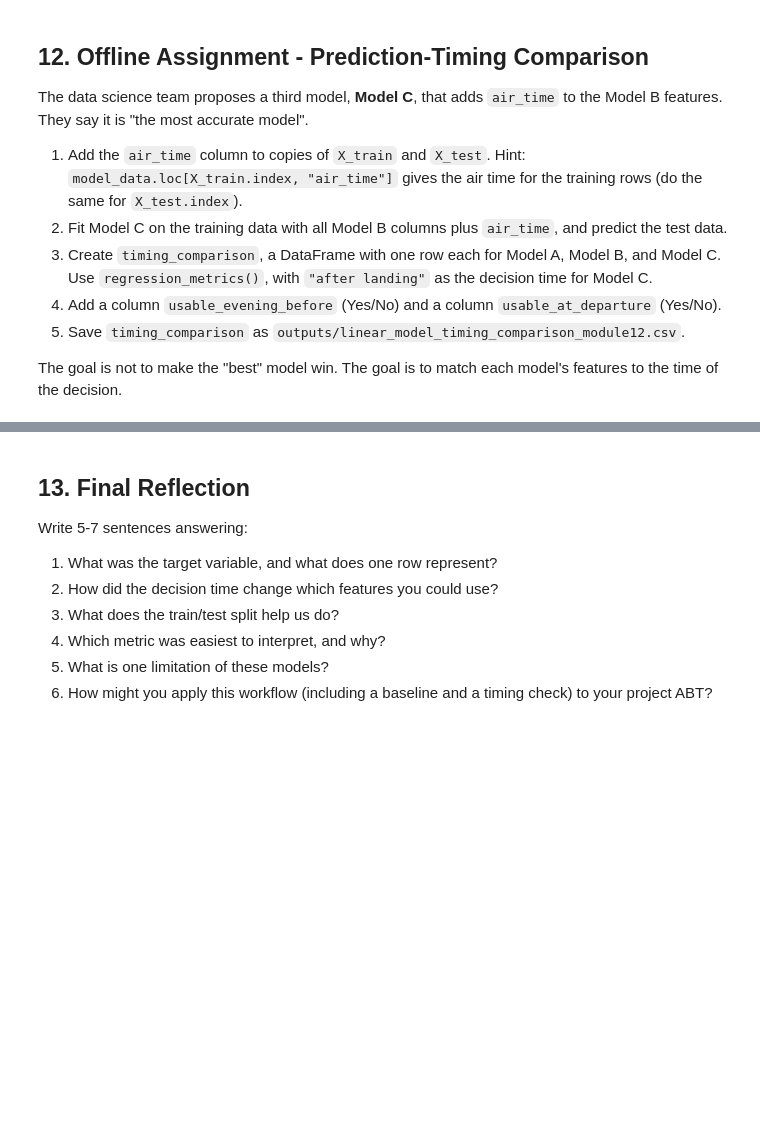
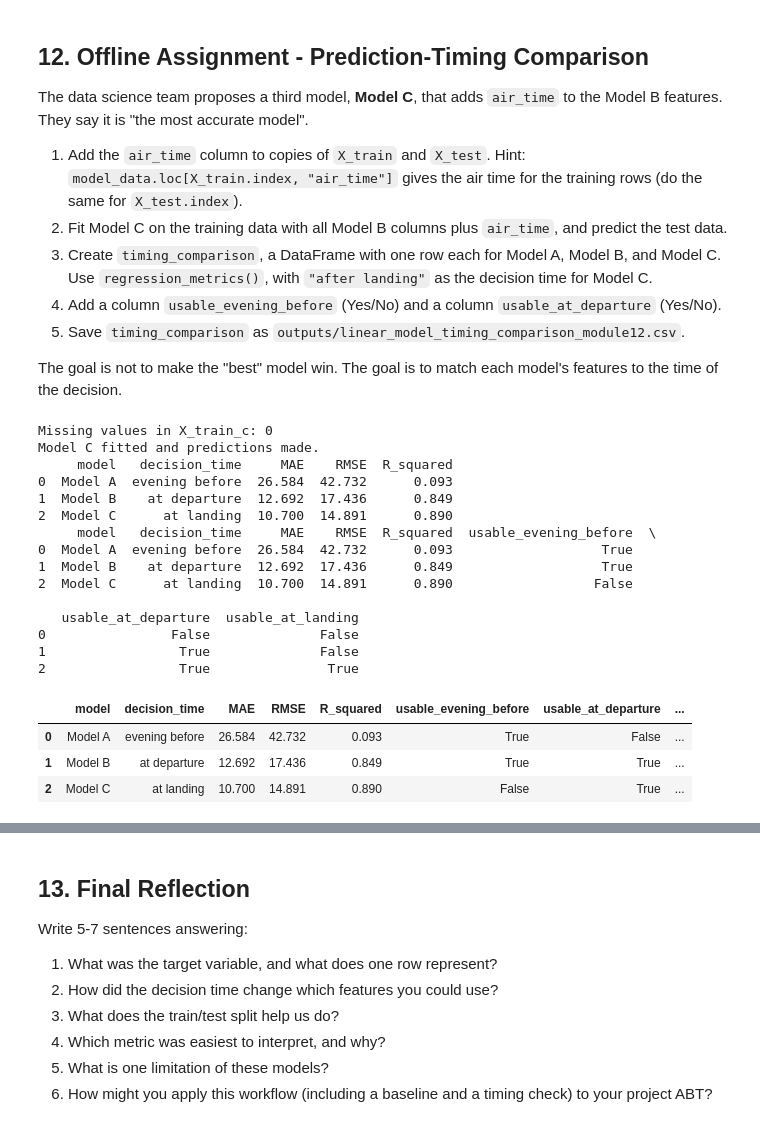
Before and after one commit to mlholg99/ban6003-week-12-13-Meagan_Holguin, a Jupyter notebook: notebooks/module12_linear_regression_guided_lab.ipynb, the cells around one changed output, grey strips where cells are left out. Cells and saved outputs as stored; diff of their text form; code cells hidden in the pictures; blank space fills up the shorter version.

```diff
--- a/notebooks/module12_linear_regression_guided_lab.ipynb
+++ b/notebooks/module12_linear_regression_guided_lab.ipynb
@@ -560,12 +706,62 @@ The goal is not to make the "best" model win. The goal is to match each model's
 # %%
 # Offline Assignment - your code here
 # Suggested sequence:
 # 1. X_train_c = X_train.copy(); X_train_c["air_time"] = model_data.loc[X_train.index, "air_time"]
 #    (do the same for X_test_c)
 # 2. landing_columns = departure_columns + ["air_time"]; fit model_c and create pred_c.
 # 3. timing_comparison = pd.DataFrame([regression_metrics(...), ...]) for Models A, B, and C.
 # 4. Add the usable_evening_before and usable_at_departure columns.
 # 5. Save timing_comparison with output_dir / "linear_model_timing_comparison_module12.csv".
+
+x_train_c = X_train.copy()
+x_train_c["air_time"] = model_data.loc[X_train.index, "air_time"]
+x_test_c = X_test.copy()
+x_test_c["air_time"] = model_data.loc[X_test.index, "air_time"]
+air_time_median = model_data["air_time"].median()
+x_train_c["air_time"] = x_train_c["air_time"].fillna(air_time_median)
+x_test_c["air_time"] = x_test_c["air_time"].fillna(air_time_median)
+print("Missing values in X_train_c:", x_train_c.isna().sum().sum())
+
+landing_columns = departure_columns + ["air_time"]
+model_c = LinearRegression()
+model_c.fit(x_train_c[landing_columns], y_train)
+pred_c = model_c.predict(x_test_c[landing_columns])
+print("Model C fitted and predictions made.")
+
+timing_comparison = pd.DataFrame([
+    regression_metrics("Model A", "evening before", y_test, pred_a),
+    regression_metrics("Model B", "at departure", y_test, pred_b),
+    regression_metrics("Model C", "at landing", y_test, pred_c),
+])
+print(timing_comparison.round(3))
+
+timing_comparison["usable_evening_before"] = [True, True, False]
+timing_comparison["usable_at_departure"] = [False, True, True]
+timing_comparison["usable_at_landing"] = [False, False, True]
+print(timing_comparison.round(3))
+
+timing_comparison.to_csv(output_dir / "linear_model_timing_comparison_module12.csv", index=False)
+timing_comparison.round(3)
+# %% [output]
+Missing values in X_train_c: 0
+Model C fitted and predictions made.
+     model   decision_time     MAE    RMSE  R_squared
+0  Model A  evening before  26.584  42.732      0.093
+1  Model B    at departure  12.692  17.436      0.849
+2  Model C      at landing  10.700  14.891      0.890
+     model   decision_time     MAE    RMSE  R_squared  usable_evening_before  \
+0  Model A  evening before  26.584  42.732      0.093                   True
+1  Model B    at departure  12.692  17.436      0.849                   True
+2  Model C      at landing  10.700  14.891      0.890                  False
+
+   usable_at_departure  usable_at_landing
+0                False              False
+1                 True              False
+2                 True               True
+|  | model | decision_time | MAE | RMSE | R_squared | usable_evening_before | usable_at_departure | ... |
+| 0 | Model A | evening before | 26.584 | 42.732 | 0.093 | True | False | ... |
+| 1 | Model B | at departure | 12.692 | 17.436 | 0.849 | True | True | ... |
+| 2 | Model C | at landing | 10.700 | 14.891 | 0.890 | False | True | ... |
 # %% [markdown]
 ### Deployment Recommendation
 
```
Also changed, not shown: parts of 25 cells of this notebook, 3 other files.
